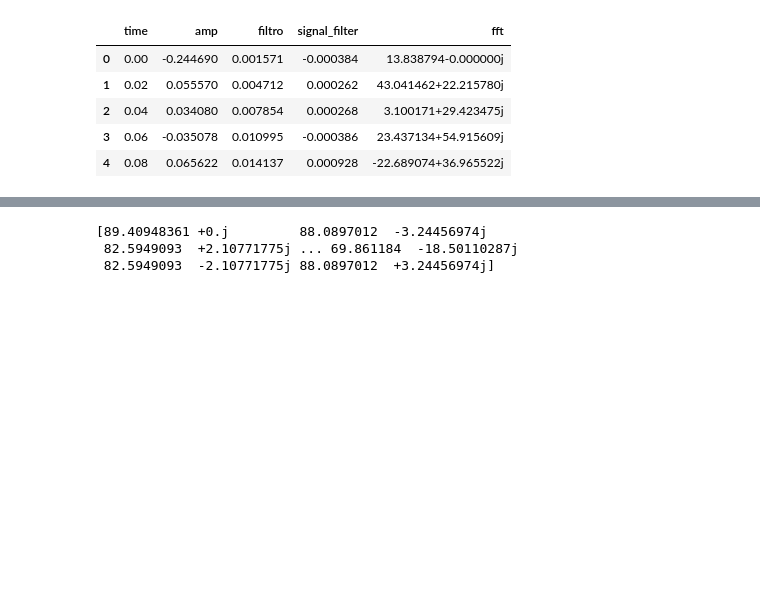
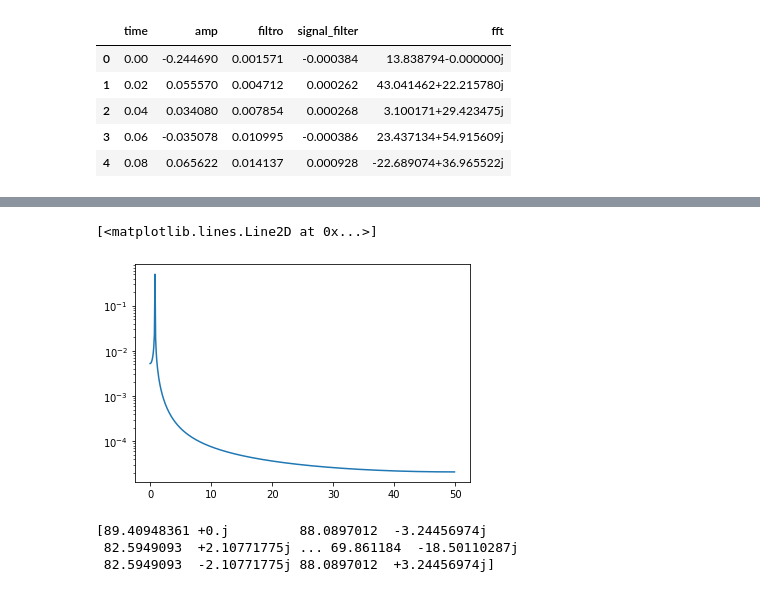
Before and after one commit to elsy-torres/S-T, a Jupyter notebook: FFT-100.ipynb, the cells around one changed output, grey strips where cells are left out. Drawn from its saved outputs; the diff is of its cells as text; code cells hidden in the pictures; blank space fills up the shorter version.

```diff
--- a/FFT-100.ipynb
+++ b/FFT-100.ipynb
@@ -305,3 +318,14 @@ print(n_max)
+# %%
+ft=np.fft.fft(f)
+print(ft)
+# %%
+ABS=np.abs(ft)/len(f)
+# %%
+
+plt.semilogy(bf,ABS[0:500])
+# %% [output]
+[<matplotlib.lines.Line2D at 0x...>]
+[figure, added]
 # %%
 fft_1=np.fft.fft(signal_filter_1)
 print(fft_1)
```
Also changed, not shown: parts of 8 cells of this notebook.
